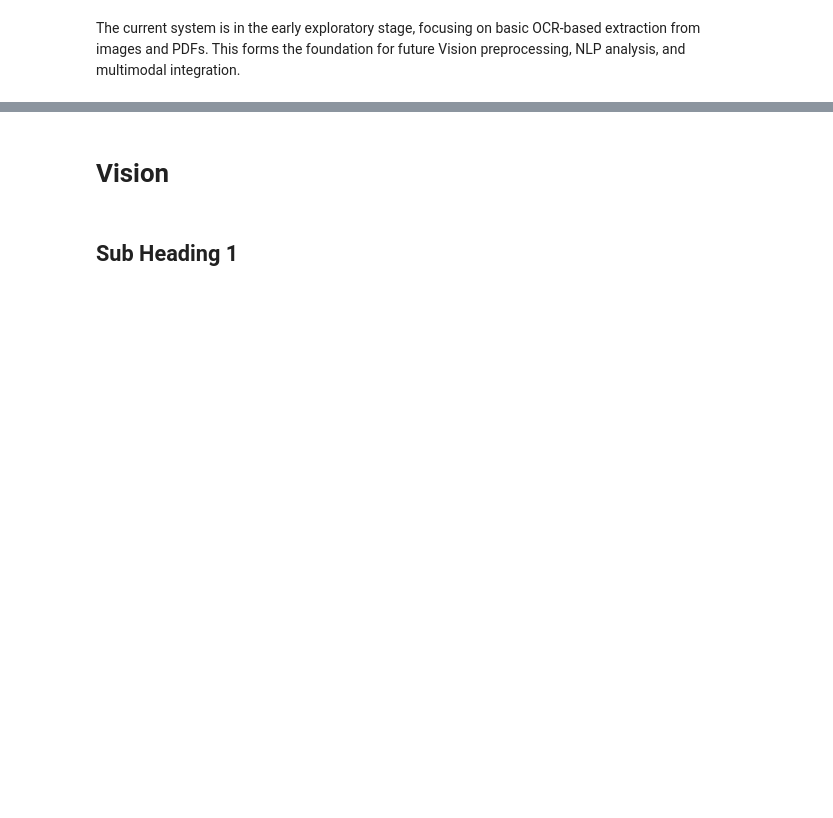
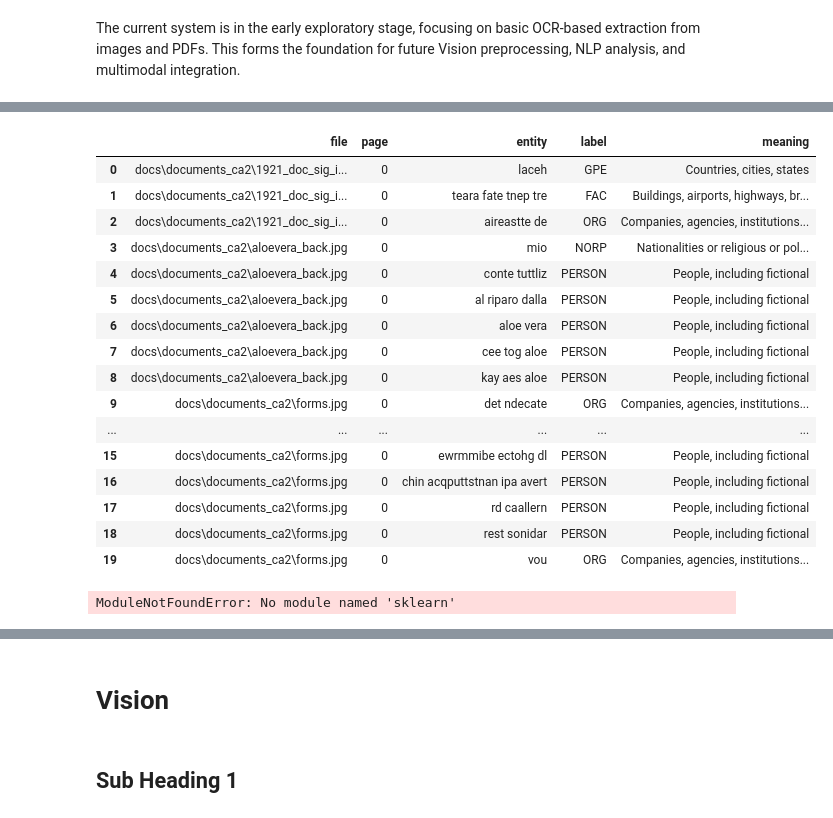
Before and after one commit to ATU-BDAAI/ca2-assignment-research-selvi-datascience, a Jupyter notebook: CA2_Template.ipynb, the cells around one changed output, grey strips where cells are left out. Drawn from its saved outputs; the diff is of its cells as text; code cells hidden in the pictures; blank space fills up the shorter version.

```diff
--- a/CA2_Template.ipynb
+++ b/CA2_Template.ipynb
@@ -317,0 +477,57 @@ The dataset used in this task is a heterogeneous multi-modal document collection
+# %%
+# STEP 3 — NAMED ENTITY RECOGNITION (NER)
+
+ner_results = []
+
+for index, row in results1_df.iterrows():
+
+    doc = nlp(row["clean_text"])
+
+    for ent in doc.ents:
+
+        ner_results.append({
+            "file": row["file"],
+            "page": row["page"],
+            "entity": ent.text,
+            "label": ent.label_,
+            "meaning": spacy.explain(ent.label_)
+        })
+
+ner_df = pd.DataFrame(ner_results)
+
+ner_df.head(20)
+# %% [output]
+|  | file | page | entity | label | meaning |
+| 0 | docs\documents_ca2\1921_doc_sig_i... | 0 | laceh | GPE | Countries, cities, states |
+| 1 | docs\documents_ca2\1921_doc_sig_i... | 0 | teara fate tnep tre | FAC | Buildings, airports, highways, br... |
+| 2 | docs\documents_ca2\1921_doc_sig_i... | 0 | aireastte de | ORG | Companies, agencies, institutions... |
+| 3 | docs\documents_ca2\aloevera_back.jpg | 0 | mio | NORP | Nationalities or religious or pol... |
+| 4 | docs\documents_ca2\aloevera_back.jpg | 0 | conte tuttliz | PERSON | People, including fictional |
+| 5 | docs\documents_ca2\aloevera_back.jpg | 0 | al riparo dalla | PERSON | People, including fictional |
+| 6 | docs\documents_ca2\aloevera_back.jpg | 0 | aloe vera | PERSON | People, including fictional |
+| 7 | docs\documents_ca2\aloevera_back.jpg | 0 | cee tog aloe | PERSON | People, including fictional |
+| 8 | docs\documents_ca2\aloevera_back.jpg | 0 | kay aes aloe | PERSON | People, including fictional |
+| 9 | docs\documents_ca2\forms.jpg | 0 | det ndecate | ORG | Companies, agencies, institutions... |
+| ... | ... | ... | ... | ... | ... |
+| 15 | docs\documents_ca2\forms.jpg | 0 | ewrmmibe ectohg dl | PERSON | People, including fictional |
+| 16 | docs\documents_ca2\forms.jpg | 0 | chin acqputtstnan ipa avert | PERSON | People, including fictional |
+| 17 | docs\documents_ca2\forms.jpg | 0 | rd caallern | PERSON | People, including fictional |
+| 18 | docs\documents_ca2\forms.jpg | 0 | rest sonidar | PERSON | People, including fictional |
+| 19 | docs\documents_ca2\forms.jpg | 0 | vou | ORG | Companies, agencies, institutions... |
+# %%
+# STEP 4 — TF-IDF FEATURE EXTRACTION
+
+from sklearn.feature_extraction.text import TfidfVectorizer
+
+tfidf = TfidfVectorizer(max_features=100)
+
+X = tfidf.fit_transform(results1_df["clean_text"])
+
+tfidf_df = pd.DataFrame(
+    X.toarray(),
+    columns=tfidf.get_feature_names_out()
+)
+
+tfidf_df.head()
+# %% [output]
+ModuleNotFoundError: No module named 'sklearn'
```
Also changed, not shown: parts of 49 cells of this notebook.
